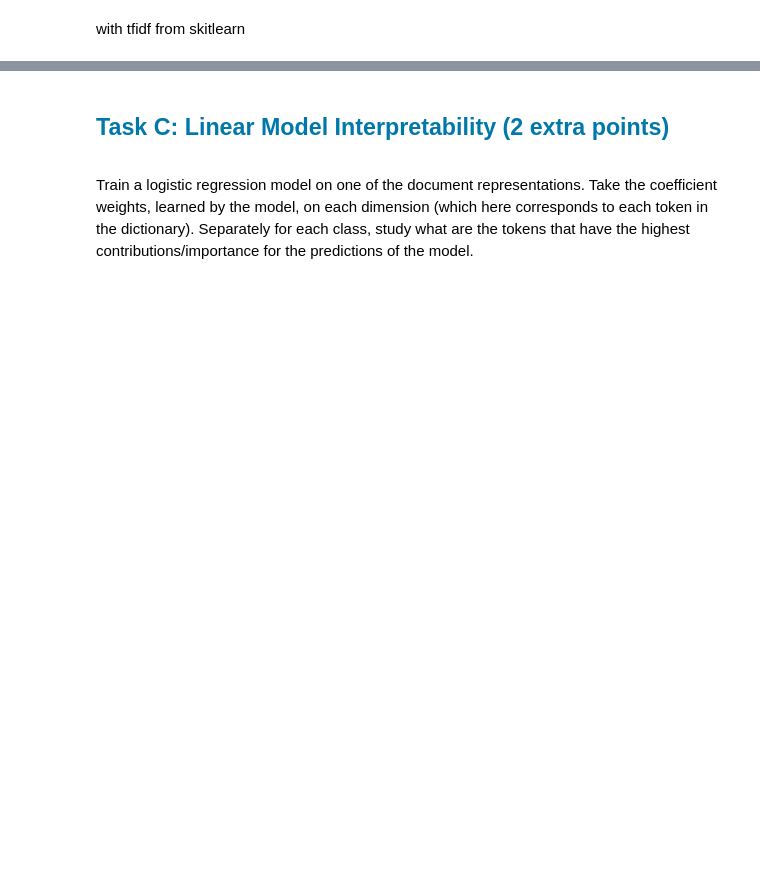
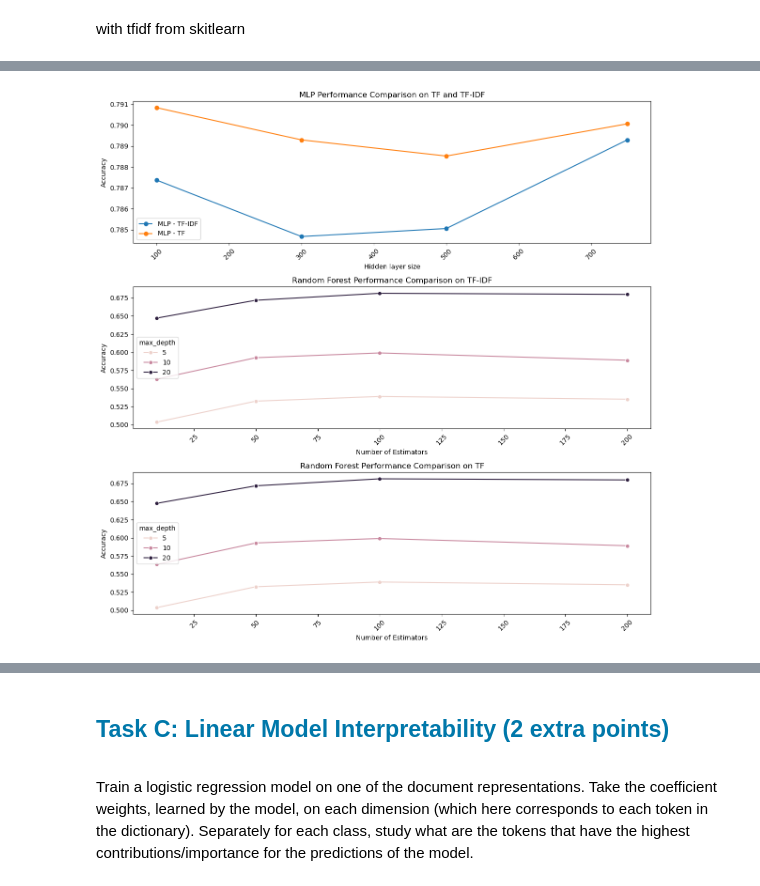
Before and after one commit to Alkhatir/NLP, a Jupyter notebook: Ass1/Assignment1_pepe.ipynb, the cells around one changed output, grey strips where cells are left out. Saved outputs shown, nothing was run; the diff lists cells and outputs as text; code cells hidden in the pictures; blank space fills up the shorter version.

```diff
--- a/Ass1/Assignment1_pepe.ipynb
+++ b/Ass1/Assignment1_pepe.ipynb
@@ -741,0 +844,37 @@ weighted avg       0.79      0.80      0.79      2595
+# %%
+fig, axes = plt.subplots(3, 1, figsize=(12, 12))
+
+# Plot for MLP model
+benchmark_mlp_tfidf["n_sizes"] = benchmark_mlp_tfidf["n_sizes"].apply(lambda x: x[0])
+benchmark_mlp_tf["n_sizes"] = benchmark_mlp_tf["n_sizes"].apply(lambda x: x[0])
+axes[0].plot(benchmark_mlp_tfidf["n_sizes"], benchmark_mlp_tfidf["accuracy"], marker='o', label=f"MLP - TF-IDF")
+axes[0].plot(benchmark_mlp_tf["n_sizes"], benchmark_mlp_tf["accuracy"], marker='o', label=f"MLP - TF")
+
+axes[0].set_title("MLP Performance Comparison on TF and TF-IDF")
+axes[0].set_xlabel("Hidden layer size")
+axes[0].set_ylabel("Accuracy")
+axes[0].legend()
+axes[0].tick_params(axis='x', rotation=45)
+
+
+
+# Plot for Random Forest model
+sns.lineplot(data=benchmark_rf_tfidf, x='n_estimators', y='accuracy', hue='max_depth', marker='o', ax=axes[1])
+sns.lineplot(data=benchmark_rf_tf, x='n_estimators', y='accuracy', hue='max_depth', marker='o', ax=axes[2])
+
+axes[1].set_title("Random Forest Performance Comparison on TF-IDF")
+axes[1].set_xlabel("Number of Estimators")
+axes[1].set_ylabel("Accuracy")
+axes[1].legend(title="max_depth")
+axes[1].tick_params(axis='x', rotation=45)
+
+axes[2].set_title("Random Forest Performance Comparison on TF")
+axes[2].set_xlabel("Number of Estimators")
+axes[2].set_ylabel("Accuracy")
+axes[2].legend(title="max_depth")
+axes[2].tick_params(axis='x', rotation=45)
+
+plt.tight_layout()
+plt.show()
+# %% [output]
+[figure, added]
```
Also changed, not shown: parts of 33 cells of this notebook.
